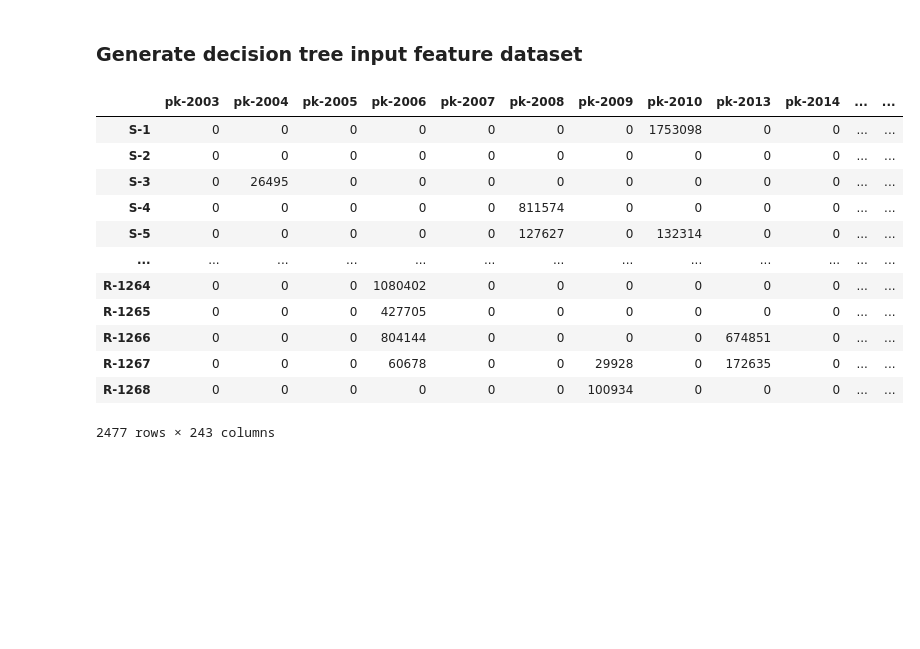
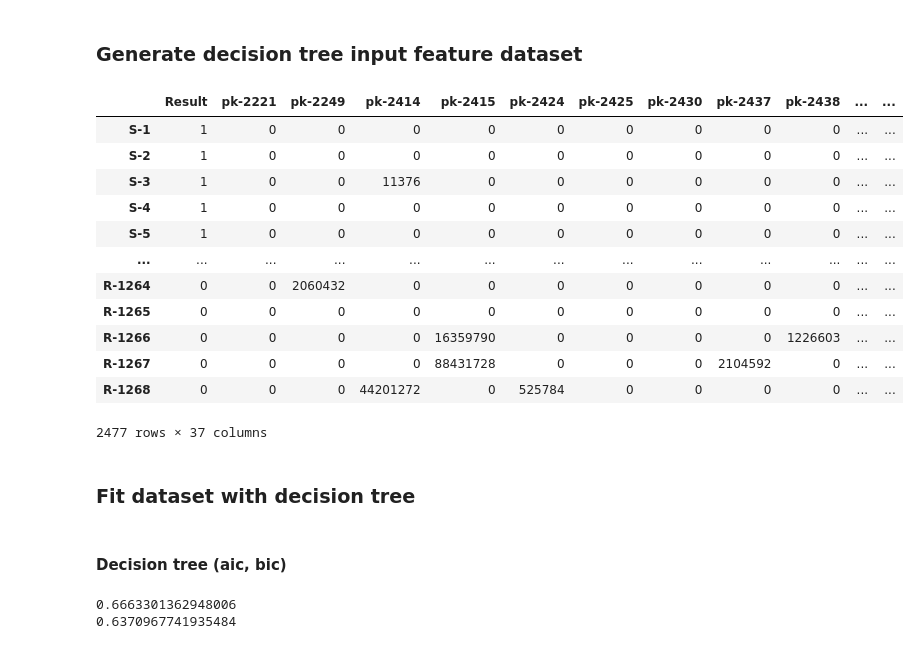
Before and after one commit to TYChan6028/AST-ML, a Jupyter notebook: ms_models.ipynb, the cells around one changed output. Saved outputs shown, nothing was run; the diff lists cells and outputs as text; code cells hidden in the pictures; blank space fills up the shorter version.

Commit message:
Add decision tree, decision tree w/ bagging, random forest

```diff
--- a/ms_models.ipynb
+++ b/ms_models.ipynb
@@ -9,0 +12,5 @@ pd.set_option('display.max_rows', 10)
+# %%
+os.chdir('/Users/ethanchan/AST-ML/exported_data/')
+ms_ast_df = pd.read_csv(f'pd_df_bin=1.csv')
+s_id, r_id = ast.get_s_r_id()
+ms_ast_df
@@ -16,7 +37,8 @@ os.chdir('/Users/ethanchan/AST-ML/exported_data/')
 # read dataset from naive support vector classifier
 df = pd.read_csv('best_acc_&_alphas_no_0.csv')
 # filter df using confidence level
-filt = (df['confidence'] >= 10)
+filt = (df['confidence'] >= 5) & (df['accuracy'] >= 70)
+# filt = (df['confidence'] >= 5)
 df = df[filt]
 df
 # %% [output]
@@ -55,21 +58,25 @@ ms_ast_df
 # %% [markdown]
 ### Generate decision tree input feature dataset
 # %%
-dt_input_df = pd.DataFrame(columns=ms_ast_df.columns.values, index=df.index.values)
+dt_input_df = pd.DataFrame(index=ms_ast_df.columns.values, columns=df.index.values)
 for idx in df.index.values:
-    dt_input_df.loc[idx, :] = ms_ast_df.loc[idx, :]
-dt_input_df.T
+    dt_input_df.loc[:, idx] = ms_ast_df.loc[idx, :]
+
+# result: sensitive = 1, resistant = 0
+result_arr = np.concatenate((np.ones((len(s_id),), dtype=int), np.zeros((len(r_id),), dtype=int)), axis=None)
+dt_input_df.insert(0, 'Result', result_arr)
+dt_input_df
 # %% [output]
-|  | pk-2003 | pk-2004 | pk-2005 | pk-2006 | pk-2007 | pk-2008 | pk-2009 | pk-2010 | pk-2013 | pk-2014 | ... | ... |
-| S-1 | 0 | 0 | 0 | 0 | 0 | 0 | 0 | 1753098 | 0 | 0 | ... | ... |
-| S-2 | 0 | 0 | 0 | 0 | 0 | 0 | 0 | 0 | 0 | 0 | ... | ... |
-| S-3 | 0 | 26495 | 0 | 0 | 0 | 0 | 0 | 0 | 0 | 0 | ... | ... |
-| S-4 | 0 | 0 | 0 | 0 | 0 | 811574 | 0 | 0 | 0 | 0 | ... | ... |
-| S-5 | 0 | 0 | 0 | 0 | 0 | 127627 | 0 | 132314 | 0 | 0 | ... | ... |
+|  | Result | pk-2221 | pk-2249 | pk-2414 | pk-2415 | pk-2424 | pk-2425 | pk-2430 | pk-2437 | pk-2438 | ... | ... |
+| S-1 | 1 | 0 | 0 | 0 | 0 | 0 | 0 | 0 | 0 | 0 | ... | ... |
+| S-2 | 1 | 0 | 0 | 0 | 0 | 0 | 0 | 0 | 0 | 0 | ... | ... |
+| S-3 | 1 | 0 | 0 | 11376 | 0 | 0 | 0 | 0 | 0 | 0 | ... | ... |
+| S-4 | 1 | 0 | 0 | 0 | 0 | 0 | 0 | 0 | 0 | 0 | ... | ... |
+| S-5 | 1 | 0 | 0 | 0 | 0 | 0 | 0 | 0 | 0 | 0 | ... | ... |
 | ... | ... | ... | ... | ... | ... | ... | ... | ... | ... | ... | ... | ... |
-| R-1264 | 0 | 0 | 0 | 1080402 | 0 | 0 | 0 | 0 | 0 | 0 | ... | ... |
-| R-1265 | 0 | 0 | 0 | 427705 | 0 | 0 | 0 | 0 | 0 | 0 | ... | ... |
-| R-1266 | 0 | 0 | 0 | 804144 | 0 | 0 | 0 | 0 | 674851 | 0 | ... | ... |
-| R-1267 | 0 | 0 | 0 | 60678 | 0 | 0 | 29928 | 0 | 172635 | 0 | ... | ... |
-| R-1268 | 0 | 0 | 0 | 0 | 0 | 0 | 100934 | 0 | 0 | 0 | ... | ... |
+| R-1264 | 0 | 0 | 2060432 | 0 | 0 | 0 | 0 | 0 | 0 | 0 | ... | ... |
+| R-1265 | 0 | 0 | 0 | 0 | 0 | 0 | 0 | 0 | 0 | 0 | ... | ... |
+| R-1266 | 0 | 0 | 0 | 0 | 16359790 | 0 | 0 | 0 | 0 | 1226603 | ... | ... |
+| R-1267 | 0 | 0 | 0 | 0 | 88431728 | 0 | 0 | 0 | 2104592 | 0 | ... | ... |
+| R-1268 | 0 | 0 | 0 | 44201272 | 0 | 525784 | 0 | 0 | 0 | 0 | ... | ... |
-2477 rows × 243 columns
+2477 rows × 37 columns
@@ -75,0 +92,15 @@ dt_input_df.T
+# %% [markdown]
+### Fit dataset with decision tree
+# %% [markdown]
+#### Decision tree (aic, bic)
+# %%
+# normal decision tree
+from sklearn.tree import DecisionTreeClassifier
+
+tree = DecisionTreeClassifier(max_depth=5, random_state=1)
+tree.fit(x_train, y_train)
+print(tree.score(x_train, y_train))
+print(tree.score(x_test, y_test))
+# %% [output]
+0.6663301362948006
+0.6370967741935484
```
Also changed, not shown: parts of 16 cells of this notebook.
